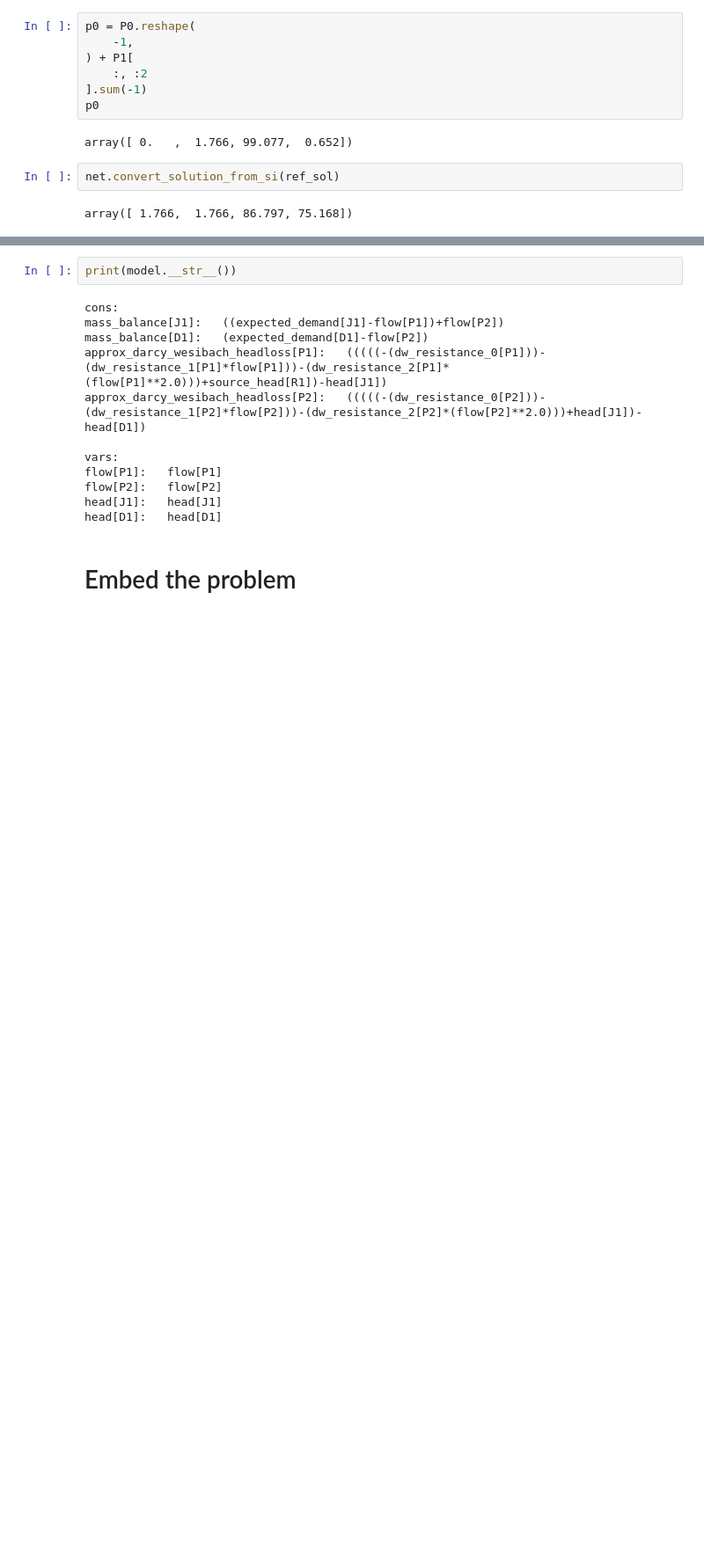
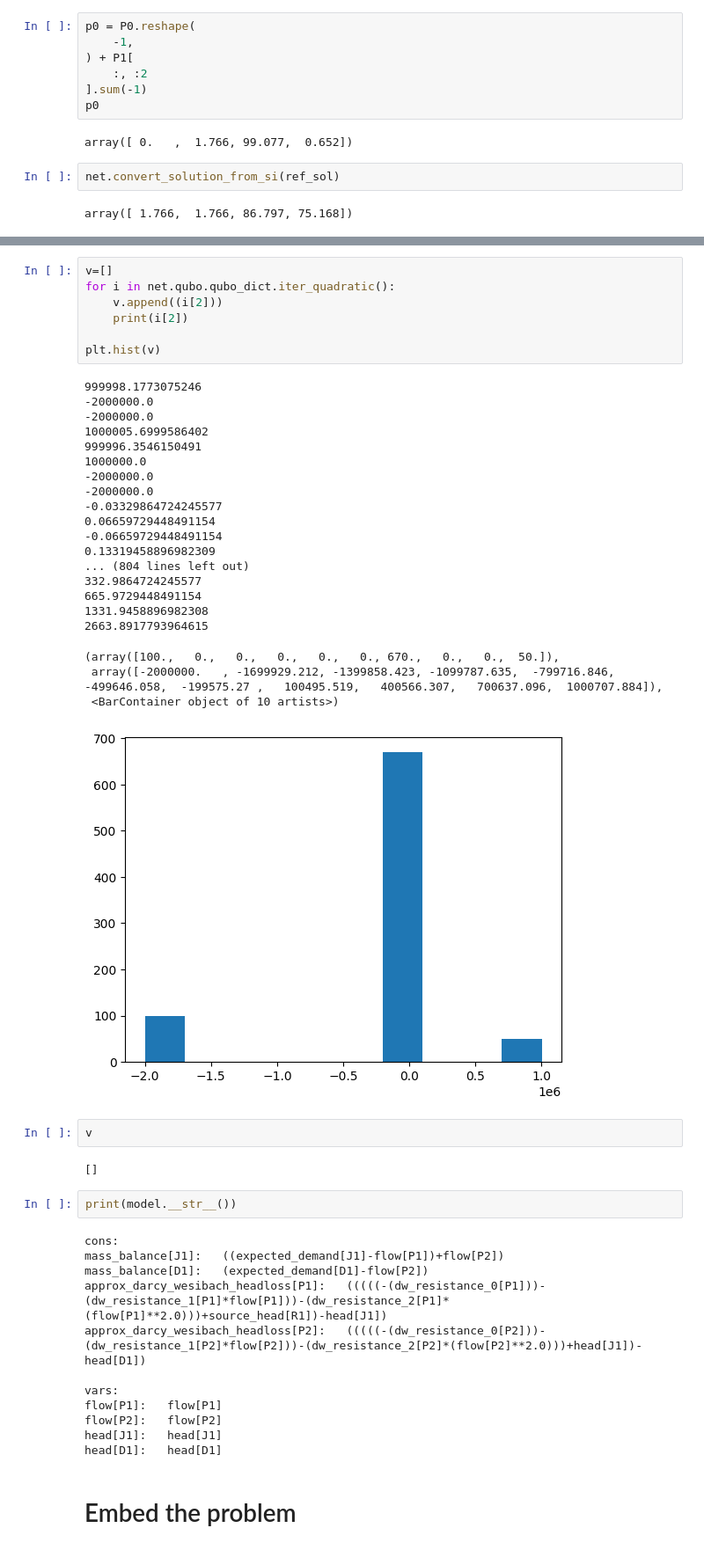
Before and after one commit to QuantumApplicationLab/wntr-quantum, a Jupyter notebook: docs/notebooks/qubo_poly_solver.ipynb, the cells around one changed output, grey strips where cells are left out. Shown at 88% size. Drawn from its saved outputs; the diff is of its cells as text; blank space fills up the shorter version.

```diff
--- a/docs/notebooks/qubo_poly_solver.ipynb
+++ b/docs/notebooks/qubo_poly_solver.ipynb
@@ -136,3 +161,36 @@ net.qubo.qubo_dict.num_variables
+# %%
+v=[]
+for i in net.qubo.qubo_dict.iter_quadratic():
+    v.append((i[2]))
+    print(i[2])
+
+plt.hist(v)
+# %% [output]
+999998.1773075246
+-2000000.0
+-2000000.0
+1000005.6999586402
+999996.3546150491
+1000000.0
+-2000000.0
+-2000000.0
+-0.03329864724245577
+0.06659729448491154
+-0.06659729448491154
+0.13319458896982309
+... (804 lines left out)
+332.9864724245577
+665.9729448491154
+1331.9458896982308
+2663.8917793964615
+(array([100.,   0.,   0.,   0.,   0.,   0., 670.,   0.,   0.,  50.]),
+ array([-2000000.   , -1699929.212, -1399858.423, -1099787.635,  -799716.846,  -499646.058,  -199575.27 ,   100495.519,   400566.307,   700637.096,  1000707.884]),
+ <BarContainer object of 10 artists>)
+[figure, added]
+# %%
+v
+# %% [output]
+[]
 # %%
 print(model.__str__())
 # %% [output]
```
Also changed, not shown: parts of 10 cells of this notebook, 4 other files.
